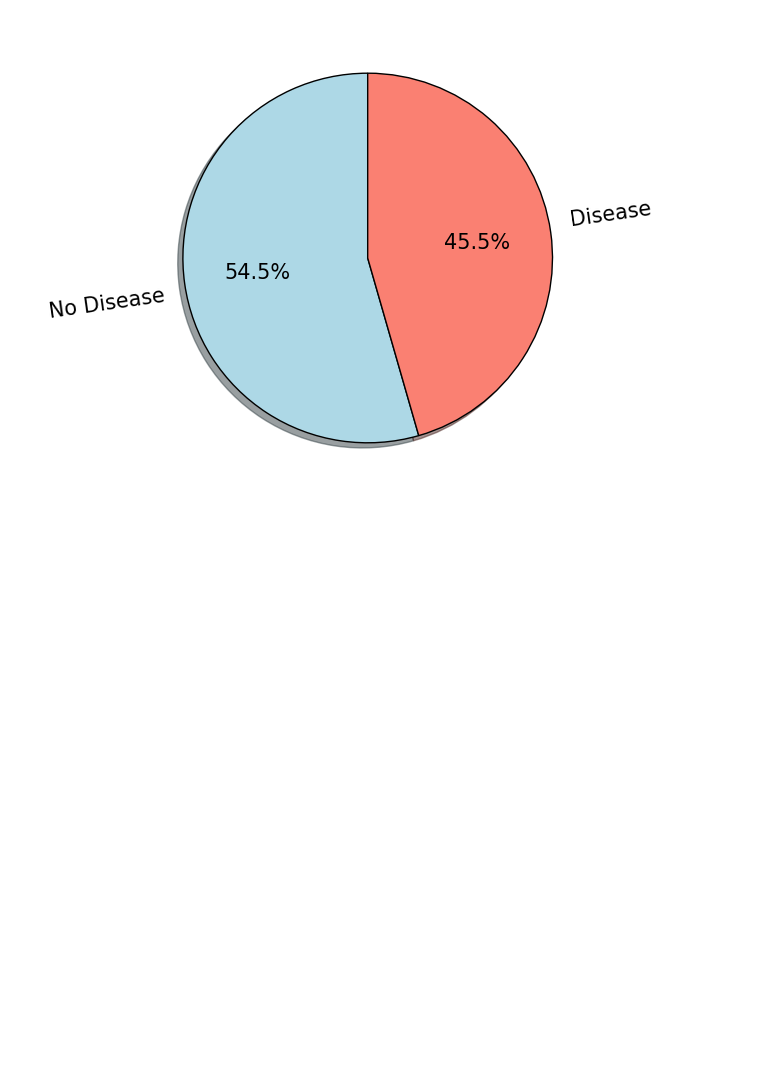
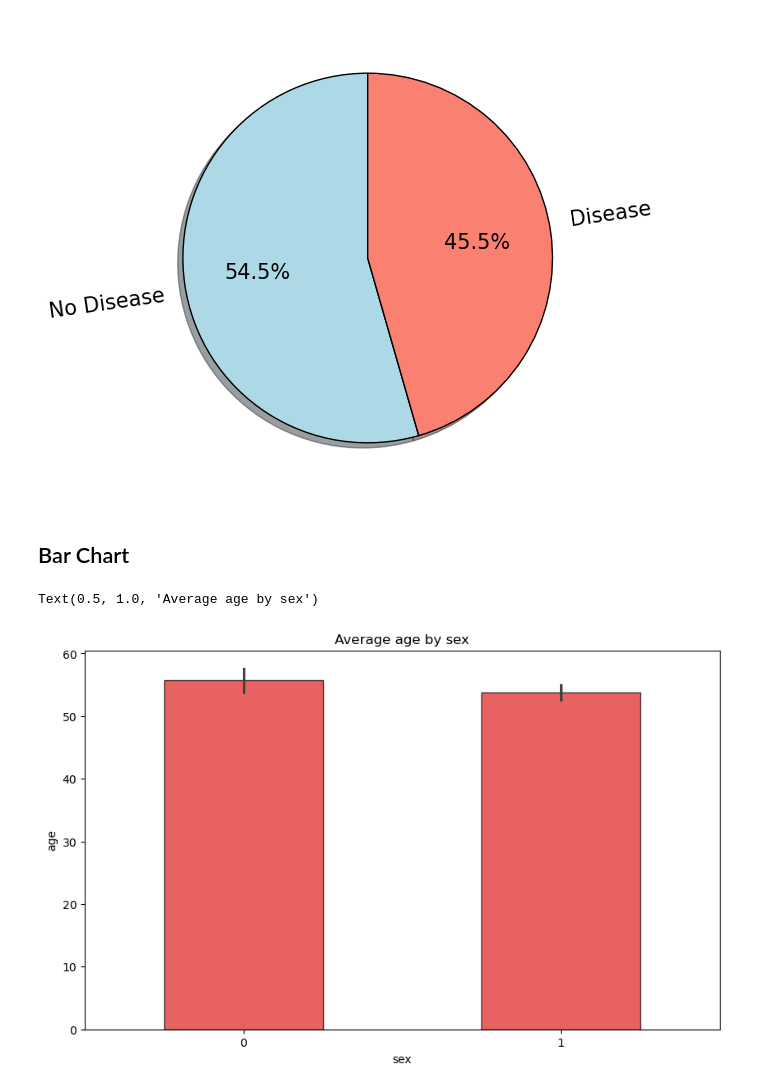
Before and after one commit to subxm/Tekworks, a Jupyter notebook: Data Visualization/dv.ipynb, the cells around one changed output. Drawn from its saved outputs; the diff is of its cells as text; code cells hidden in the pictures; blank space fills up the shorter version.

Commit message:
More Visuals

```diff
--- a/Data Visualization/dv.ipynb
+++ b/Data Visualization/dv.ipynb
@@ -112,3 +112,15 @@ plt.pie(
  [Text(-0.5941319368856363, -0.08370926813992771, '54.5%'),
   Text(0.594131909609663, 0.08370946173268107, '45.5%')])
 [figure]
+# %% [markdown]
+## Bar Chart
+# %%
+plt.figure(figsize=(10,6))
+sns.barplot(x='sex', y='age', data=df, edgecolor='black',
+            color='red',
+            alpha=0.7,
+            width=0.5)
+plt.title("Average age by sex")
+# %% [output]
+Text(0.5, 1.0, 'Average age by sex')
+[figure, added]
```
